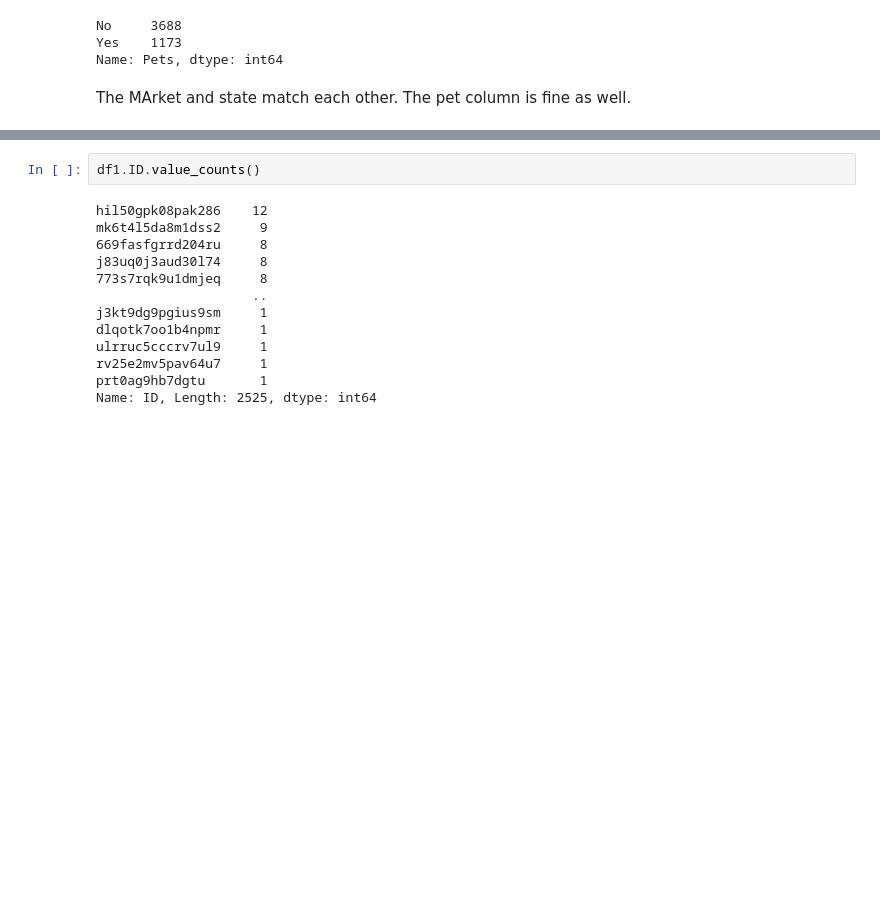
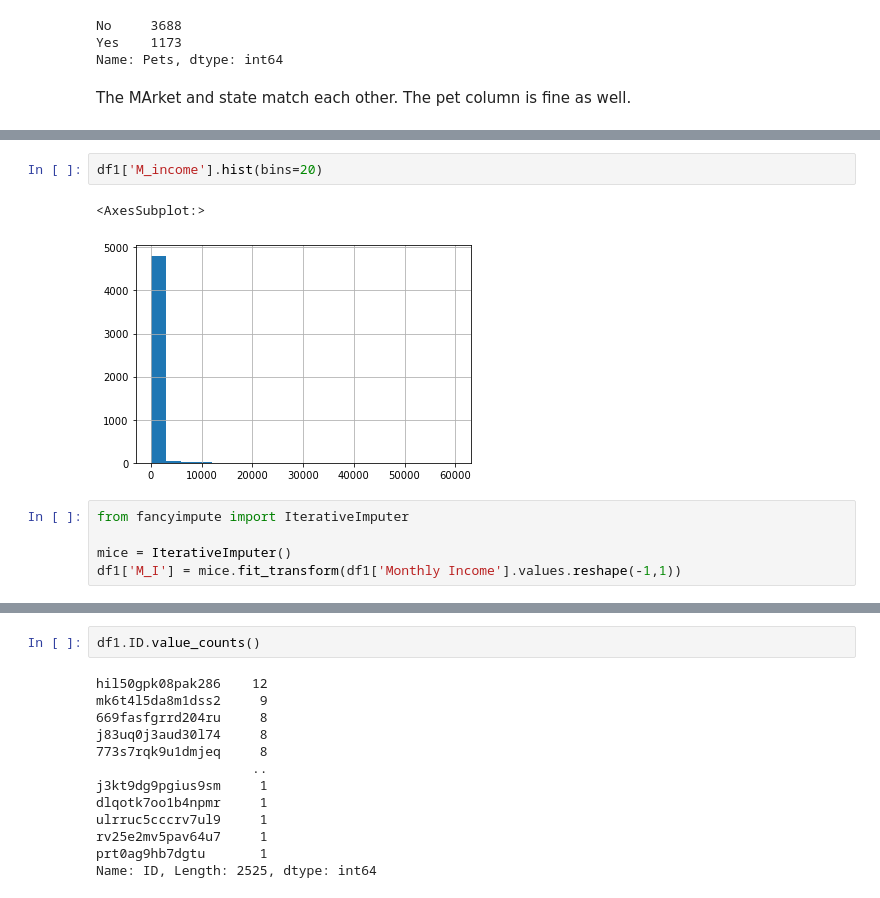
Before and after one commit to arashahmadi13/Springboard, a Jupyter notebook: MyndChallenge.ipynb, the cells around one changed output, grey strips where cells are left out. Saved outputs shown, nothing was run; the diff lists cells and outputs as text; blank space fills up the shorter version.

```diff
--- a/MyndChallenge.ipynb
+++ b/MyndChallenge.ipynb
@@ -109,0 +154,10 @@ The MArket and state match each other. The pet column is fine as well.
+# %%
+df1['M_income'].hist(bins=20)
+# %% [output]
+<AxesSubplot:>
+[figure, added]
+# %%
+from fancyimpute import IterativeImputer
+
+mice = IterativeImputer()
+df1['M_I'] = mice.fit_transform(df1['Monthly Income'].values.reshape(-1,1))
```
Also changed, not shown: parts of 10 cells of this notebook, 18 other files.
